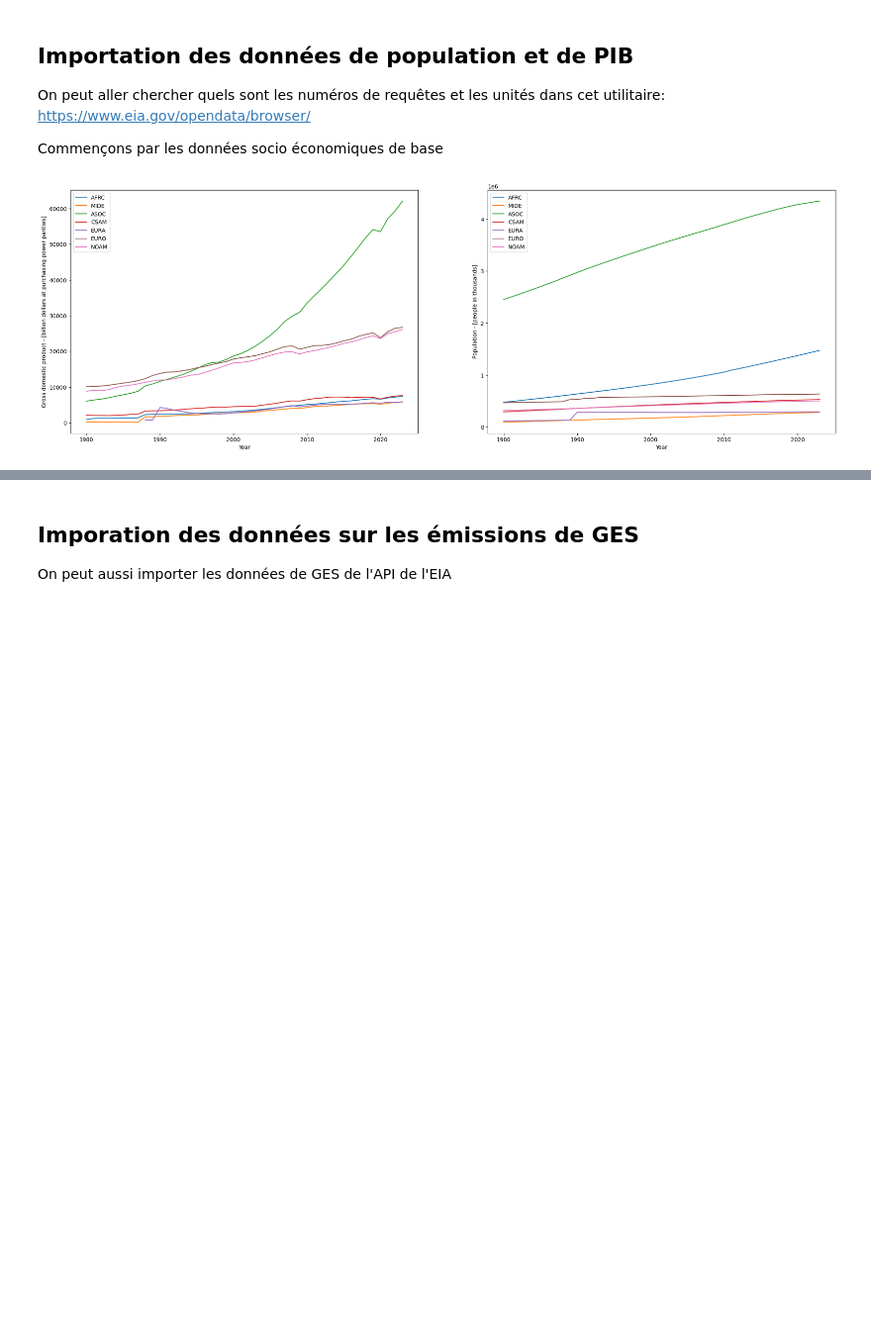
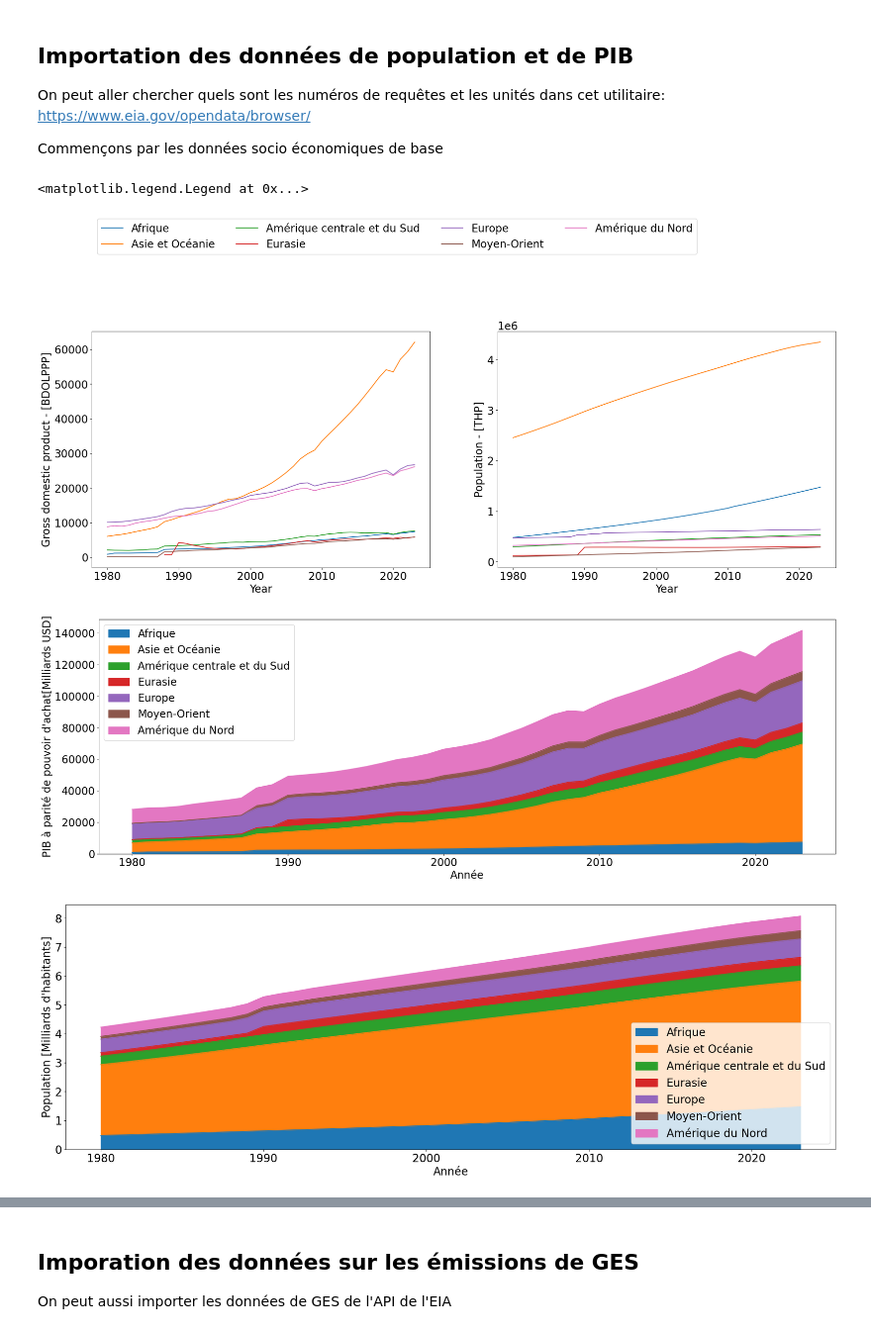
Before and after one commit to EPMPaulPoly/ECON40606-Dev1-Paul-Charbonneau, a Jupyter notebook: ECON40606-Devoir1.ipynb, the cells around one changed output, grey strips where cells are left out. Shown at 99% size. Saved outputs shown, nothing was run; the diff lists cells and outputs as text; code cells hidden in the pictures; blank space fills up the shorter version.

```diff
--- a/ECON40606-Devoir1.ipynb
+++ b/ECON40606-Devoir1.ipynb
@@ -23,9 +32,34 @@ On peut aller chercher quels sont les numéros de requêtes et les unités dans
 https://www.eia.gov/opendata/browser/
 
 Commençons par les données socio économiques de base
-# %%
-# Commençons par les données de population e de PIB
-data_ses = api.get_data_by_id(["4701","4702"])
-plot_by_region_and_type(data_ses,kind="line")
-# %% [output]
-[figure, removed]
+# %%
+# Commençons par les données de population e de PIB
+data_ses = api.get_data_by_id(["4701","4702"])
+plot_by_region_and_type(data_ses,kind="line")
+
+data_gdp = data_ses.loc[data_ses["productName"]=="Gross domestic product"]
+data_gdp = data_gdp.sort_values(by=["countryRegionName","period"])
+data_gdp = data_gdp.pivot(columns="countryRegionName",index="period",values="value")
+data_gdp = data_gdp.rename(columns=country_dict_francais)
+ax2=data_gdp.plot(kind="area",xlabel="Année",ylabel="PIB à parité de pouvoir d'achat[Milliards USD]")
+ax2.legend(title="")
+#ax2.legend(ax2.get_legend)
+data_pop = data_ses.loc[data_ses["productName"]=="Population"]
+data_pop = data_pop.sort_values(by=["countryRegionName","period"])
+population = data_pop.pivot(index="period",values="value",columns="countryRegionName")
+population = population.rename(columns=country_dict_francais)
+population = population / 1000000
+ax3=population.plot(kind="area",xlabel="Année",ylabel="Population [Milliards d'habitants]")
+ax3.legend(title="")
+population = population *1000000000
+GDP_per_capita = data_gdp * 1000000000/population
+
+GDP_per_capita_plot = GDP_per_capita.loc[GDP_per_capita.index.isin(bar_plot_year_list)]
+
+ax4=GDP_per_capita_plot.plot(kind="bar",xlabel="Année",ylabel="PIB par habitant à PPA [USD]")
+ax4.legend(title="")
+# %% [output]
+<matplotlib.legend.Legend at 0x...>
+[figure, added]
+[figure, added]
+[figure, added]
```
Also changed, not shown: parts of 19 cells of this notebook, 2 other files.
